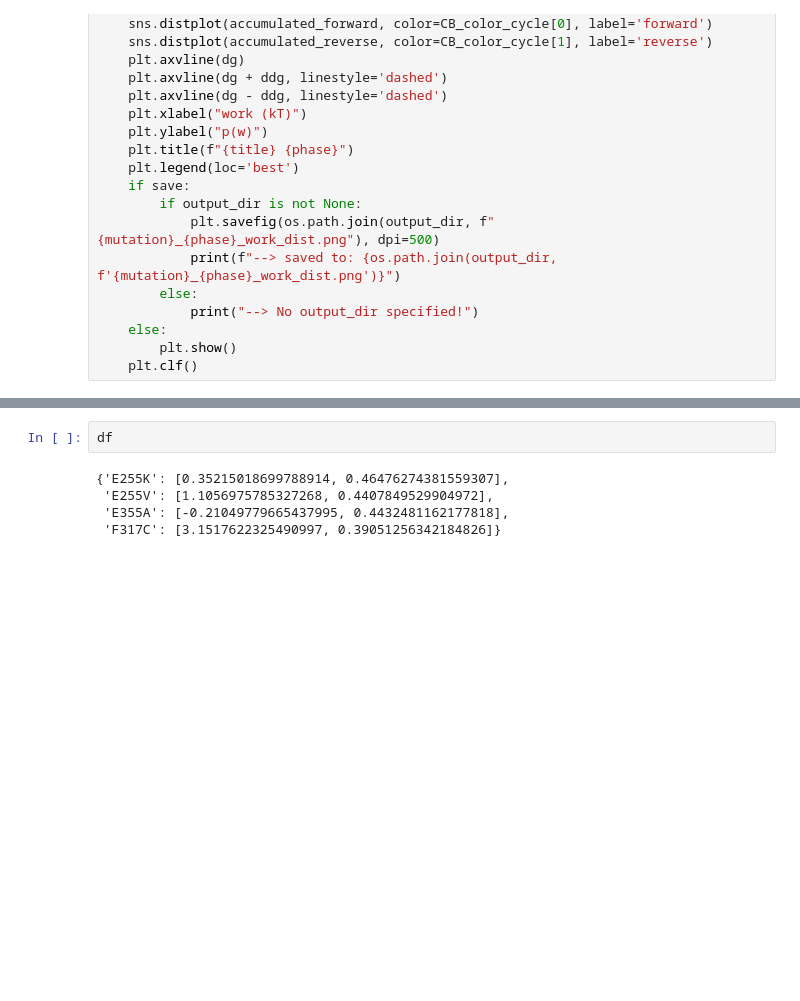
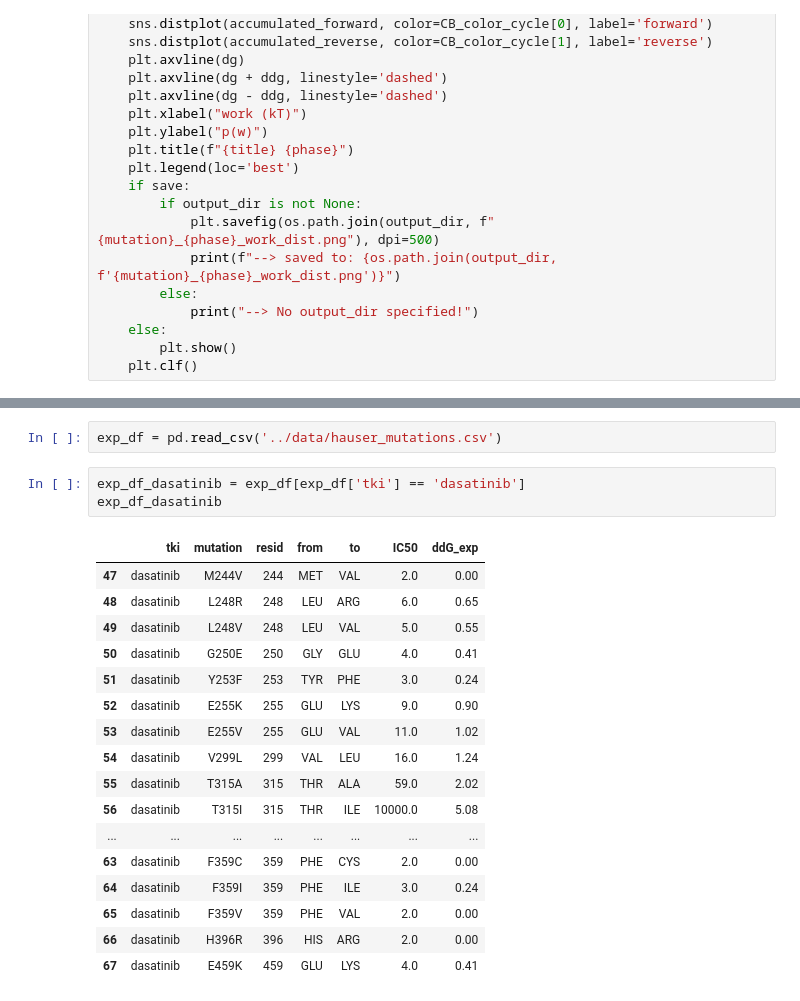
Before and after one commit to openkinome/study-abl-resistance, a Jupyter notebook: notebooks/abl_perses_analysis.ipynb, the cells around one changed output, grey strips where cells are left out. Cells and saved outputs as stored; diff of their text form; blank space fills up the shorter version.

```diff
--- a/notebooks/abl_perses_analysis.ipynb
+++ b/notebooks/abl_perses_analysis.ipynb
@@ -248,8 +249,24 @@ for mutation in mutations:
 <Figure size 432x288 with 0 Axes>
-# %%
-df
-# %% [output]
-{'E255K': [0.35215018699788914, 0.46476274381559307],
- 'E255V': [1.1056975785327268, 0.4407849529904972],
- 'E355A': [-0.21049779665437995, 0.4432481162177818],
- 'F317C': [3.1517622325490997, 0.39051256342184826]}
+# %%
+exp_df = pd.read_csv('../data/hauser_mutations.csv')
+# %%
+exp_df_dasatinib = exp_df[exp_df['tki'] == 'dasatinib']
+exp_df_dasatinib
+# %% [output]
+|  | tki | mutation | resid | from | to | IC50 | ddG_exp |
+| 47 | dasatinib | M244V | 244 | MET | VAL | 2.0 | 0.00 |
+| 48 | dasatinib | L248R | 248 | LEU | ARG | 6.0 | 0.65 |
+| 49 | dasatinib | L248V | 248 | LEU | VAL | 5.0 | 0.55 |
+| 50 | dasatinib | G250E | 250 | GLY | GLU | 4.0 | 0.41 |
+| 51 | dasatinib | Y253F | 253 | TYR | PHE | 3.0 | 0.24 |
+| 52 | dasatinib | E255K | 255 | GLU | LYS | 9.0 | 0.90 |
+| 53 | dasatinib | E255V | 255 | GLU | VAL | 11.0 | 1.02 |
+| 54 | dasatinib | V299L | 299 | VAL | LEU | 16.0 | 1.24 |
+| 55 | dasatinib | T315A | 315 | THR | ALA | 59.0 | 2.02 |
+| 56 | dasatinib | T315I | 315 | THR | ILE | 10000.0 | 5.08 |
+| ... | ... | ... | ... | ... | ... | ... | ... |
+| 63 | dasatinib | F359C | 359 | PHE | CYS | 2.0 | 0.00 |
+| 64 | dasatinib | F359I | 359 | PHE | ILE | 3.0 | 0.24 |
+| 65 | dasatinib | F359V | 359 | PHE | VAL | 2.0 | 0.00 |
+| 66 | dasatinib | H396R | 396 | HIS | ARG | 2.0 | 0.00 |
+| 67 | dasatinib | E459K | 459 | GLU | LYS | 4.0 | 0.41 |
```
Also changed, not shown: parts of 8 cells of this notebook.
